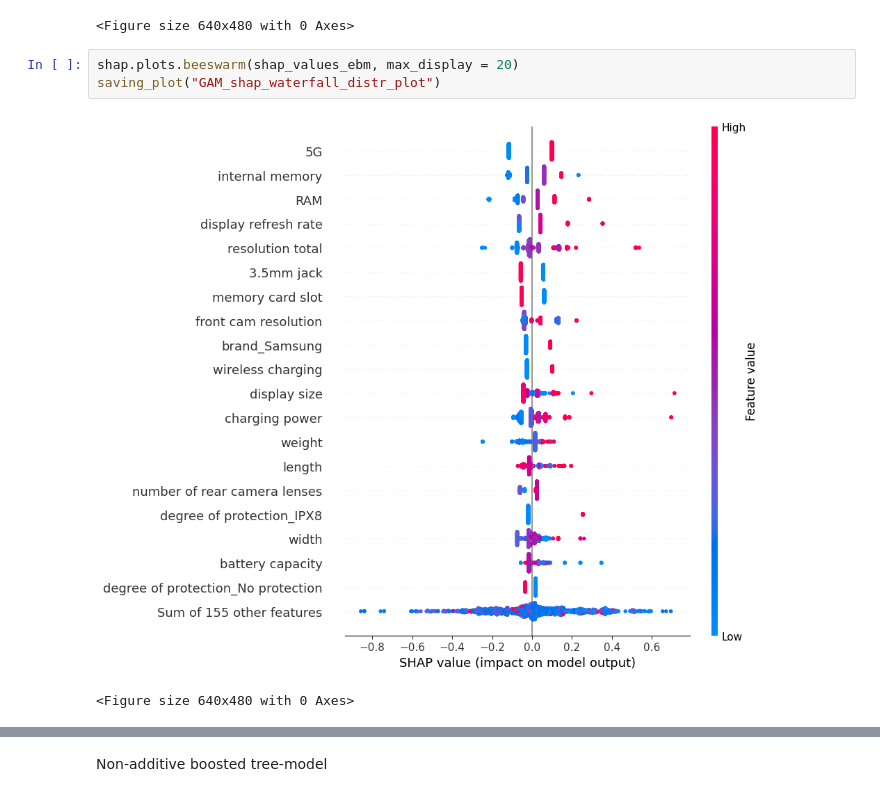
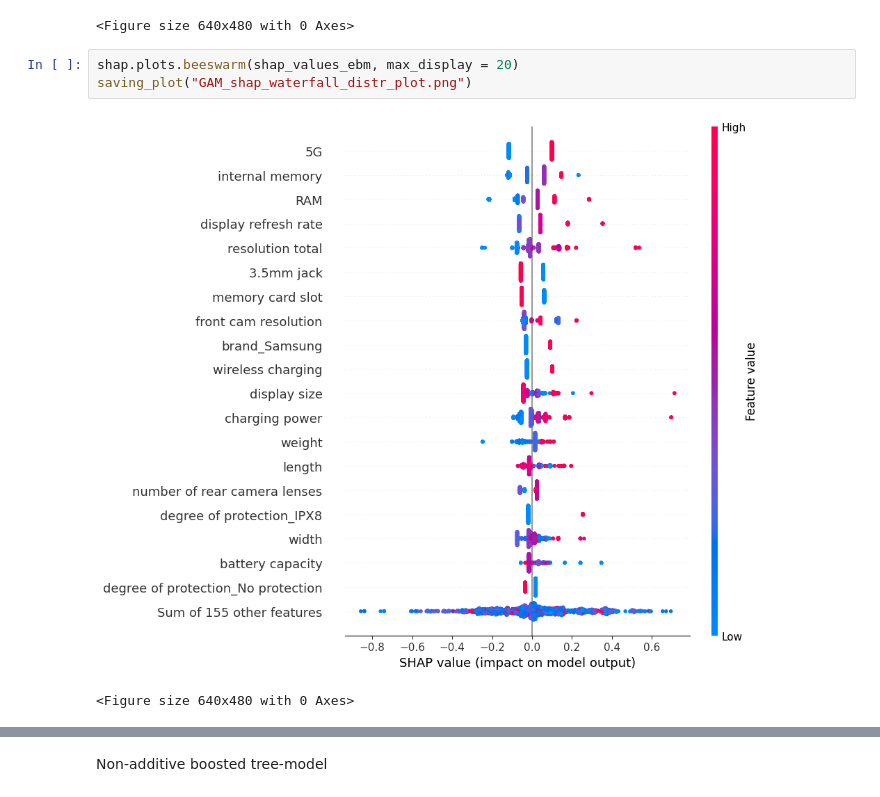
Before and after one commit to N0Data4U/Data-Processing-Project, a Jupyter notebook: data_analysis.ipynb, the cells around one changed output, grey strips where cells are left out. Drawn from its saved outputs; the diff is of its cells as text.

```diff
--- a/data_analysis.ipynb
+++ b/data_analysis.ipynb
@@ -390,9 +319,9 @@ saving_plot("GAM_shap_waterfall_plot.png")
 <Figure size 640x480 with 0 Axes>
 # %%
 shap.plots.beeswarm(shap_values_ebm, max_display = 20)
-saving_plot("GAM_shap_waterfall_distr_plot")
+saving_plot("GAM_shap_waterfall_distr_plot.png")
 # %% [output]
-[figure, old version]
+[figure, new version]
 <Figure size 640x480 with 0 Axes>
 # %%
 shap.plots.bar(shap_values_ebm, max_display = 30)
```
Also changed, not shown: parts of 18 cells of this notebook, 25 other files.
